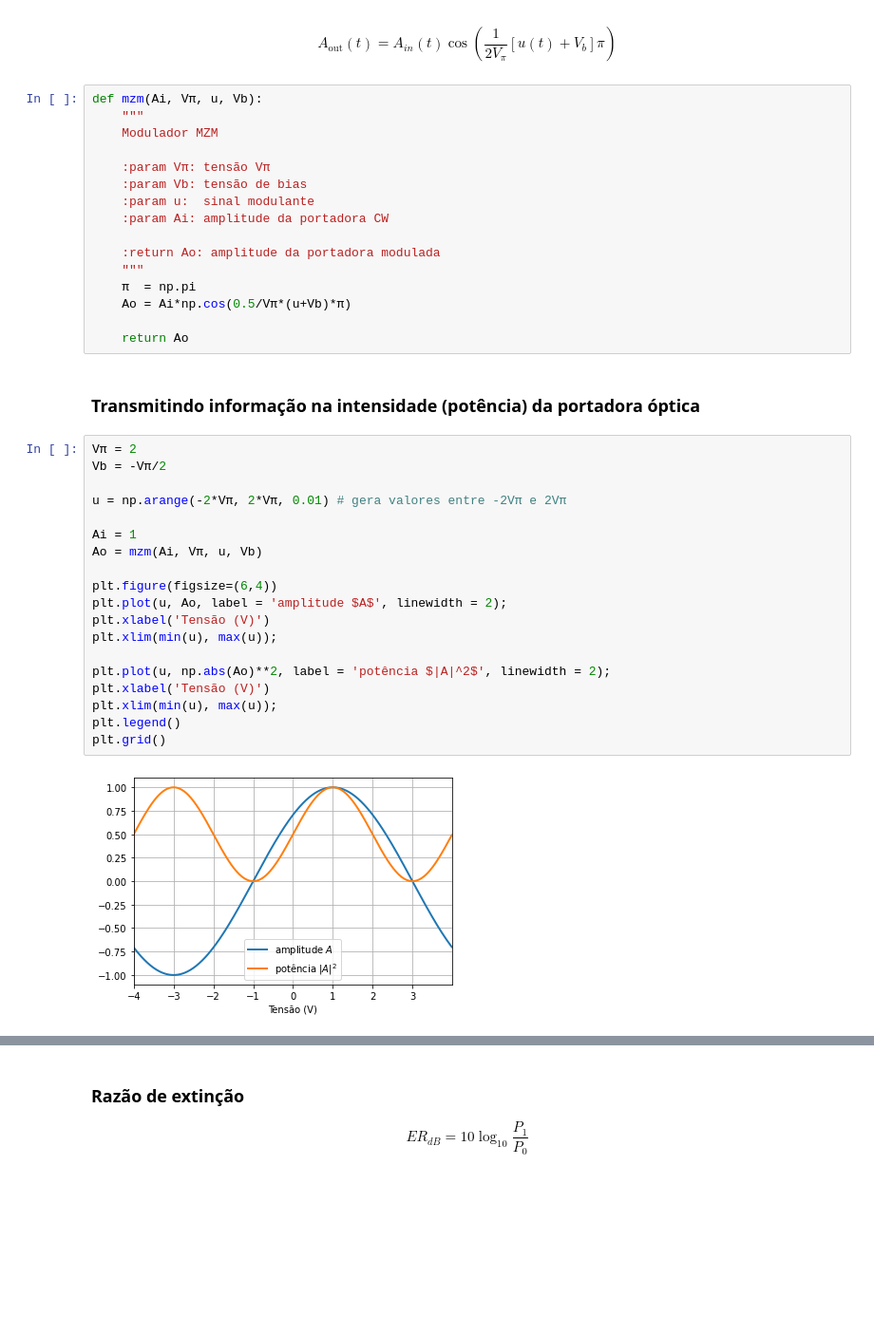
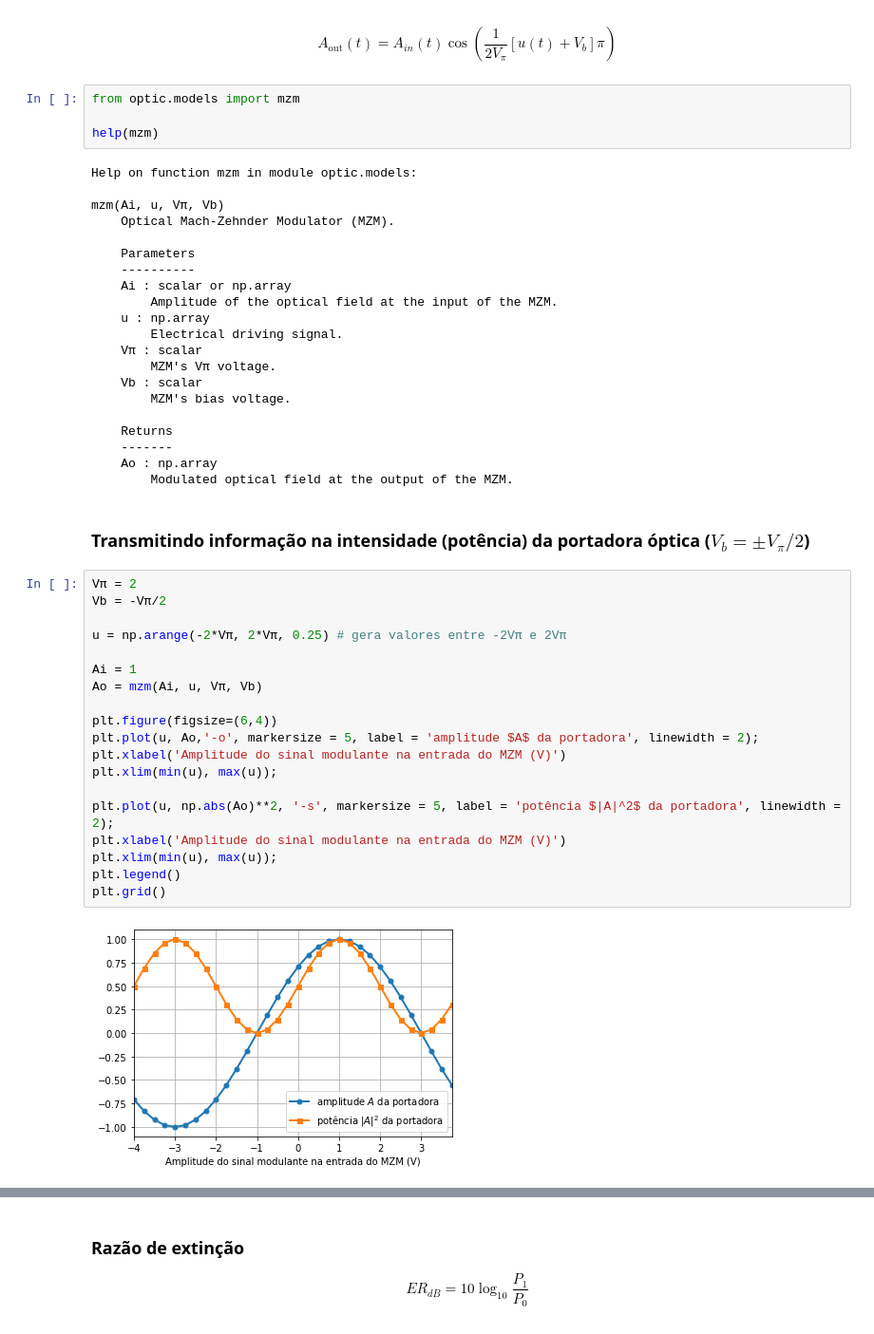
Before and after one commit to edsonportosilva/OpticalCommunications, a Jupyter notebook: jupyter notebooks/Geração de sinais ópticos.ipynb, the cells around one changed output, grey strips where cells are left out. Shown at 95% size. Drawn from its saved outputs; the diff is of its cells as text; blank space fills up the shorter version.

```diff
--- a/jupyter notebooks/Geração de sinais ópticos.ipynb
+++ b/jupyter notebooks/Geração de sinais ópticos.ipynb
@@ -260,43 +273,52 @@ $$
 $$\begin{equation}
 A_{\text {out}}(t) = A_{i n}(t) \cos \left(\frac{1}{2V_{\pi}}[u(t)+V_b]\pi\right)
 \end{equation}$$
-# %%
-def mzm(Ai, Vπ, u, Vb):
-    """
-    Modulador MZM
-
-    :param Vπ: tensão Vπ
-    :param Vb: tensão de bias
-    :param u:  sinal modulante
-    :param Ai: amplitude da portadora CW
-
-    :return Ao: amplitude da portadora modulada
-    """
-    π  = np.pi
-    Ao = Ai*np.cos(0.5/Vπ*(u+Vb)*π)
-
-    return Ao
+# %%
+from optic.models import mzm
+
+help(mzm)
+# %% [output]
+Help on function mzm in module optic.models:
+
+mzm(Ai, u, Vπ, Vb)
+    Optical Mach-Zehnder Modulator (MZM).
+
+    Parameters
+    ----------
+    Ai : scalar or np.array
+        Amplitude of the optical field at the input of the MZM.
+    u : np.array
+        Electrical driving signal.
+    Vπ : scalar
+        MZM's Vπ voltage.
+    Vb : scalar
+        MZM's bias voltage.
+
+    Returns
+    -------
+    Ao : np.array
+        Modulated optical field at the output of the MZM.
 # %% [markdown]
-### Transmitindo informação na intensidade (potência) da portadora óptica
+### Transmitindo informação na intensidade (potência) da portadora óptica ($V_b = \pm V_π/2$)
 # %%
 Vπ = 2
 Vb = -Vπ/2
 
-u = np.arange(-2*Vπ, 2*Vπ, 0.01) # gera valores entre -2Vπ e 2Vπ
+u = np.arange(-2*Vπ, 2*Vπ, 0.25) # gera valores entre -2Vπ e 2Vπ
 
 Ai = 1
-Ao = mzm(Ai, Vπ, u, Vb)
+Ao = mzm(Ai, u, Vπ, Vb)
 
 plt.figure(figsize=(6,4))
-plt.plot(u, Ao, label = 'amplitude $A$', linewidth = 2);
-plt.xlabel('Tensão (V)')
+plt.plot(u, Ao,'-o', markersize = 5, label = 'amplitude $A$ da portadora', linewidth = 2);
+plt.xlabel('Amplitude do sinal modulante na entrada do MZM (V)')
 plt.xlim(min(u), max(u));
 
-plt.plot(u, np.abs(Ao)**2, label = 'potência $|A|^2$', linewidth = 2);
-plt.xlabel('Tensão (V)')
+plt.plot(u, np.abs(Ao)**2, '-s', markersize = 5, label = 'potência $|A|^2$ da portadora', linewidth = 2);
+plt.xlabel('Amplitude do sinal modulante na entrada do MZM (V)')
 plt.xlim(min(u), max(u));
 plt.legend()
 plt.grid()
 # %% [output]
-[figure, old version]
+[figure, new version]
 # %% [markdown]
```
Also changed, not shown: parts of 16 cells of this notebook, 1 other file.
